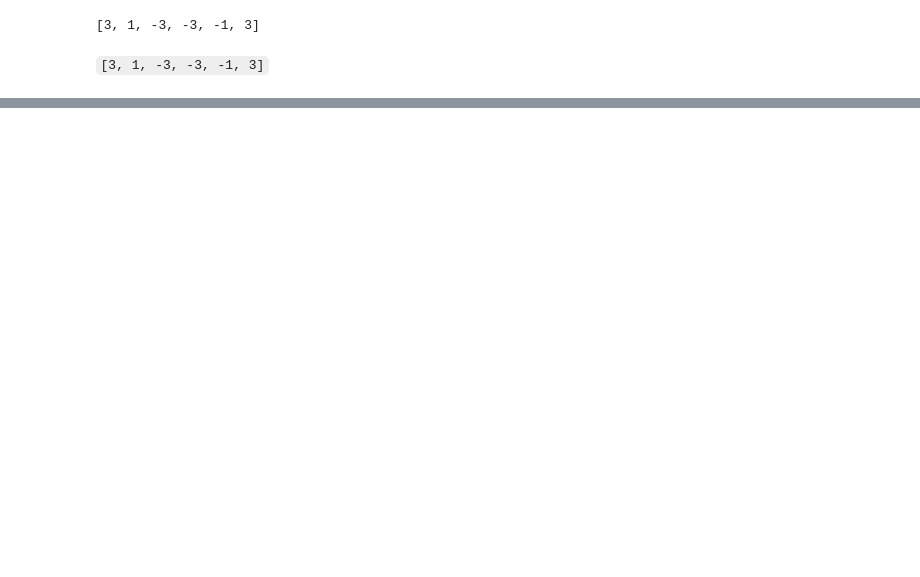
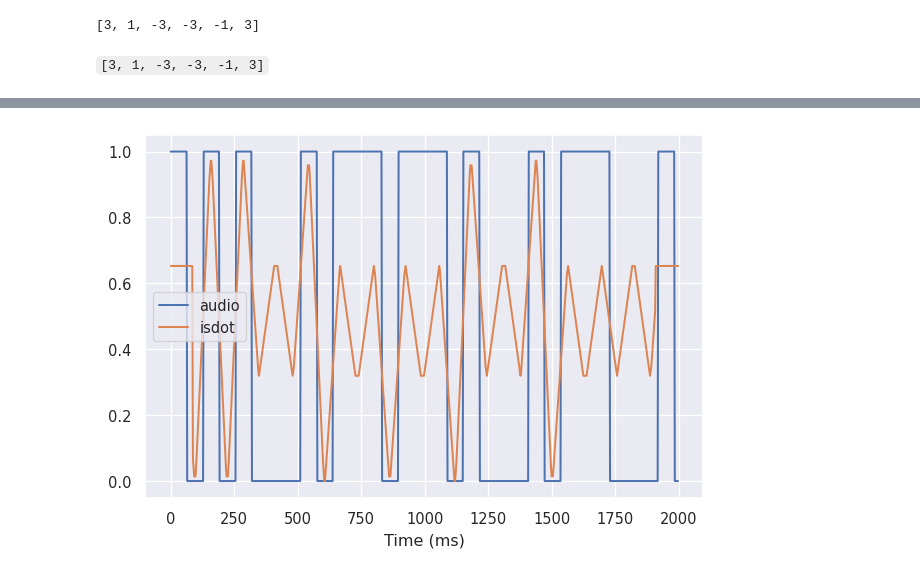
Before and after one commit to kiranraathod/nlpia2, a Jupyter notebook: src/nlpia2/ch07/ch07.ipynb, the cells around one changed output, grey strips where cells are left out. Cells and saved outputs as stored; diff of their text form; code cells hidden in the pictures; blank space fills up the shorter version.

```diff
--- a/src/nlpia2/ch07/ch07.ipynb
+++ b/src/nlpia2/ch07/ch07.ipynb
@@ -54,0 +205,18 @@ ImportError: cannot import name 'maybe_download' from 'nlpia2' (/home/hobs/code/
+# %%
+# .Dot detector convolved with the secret message
+
+kernel = np.array(kernel) / sum(np.abs(kernel))  # <1>
+pad = [0] * (len(kernel) // 2)                   # <2>
+isdot = convolve(audio.values, kernel)
+isdot =  np.array(pad[:-1] + list(isdot) + pad)  # <3>
+
+df = pd.DataFrame()
+df['audio'] = audio
+df['isdot'] = isdot - isdot.min()
+ax = df.plot()
+
+# <1> Normalize your kernel by dividing by the sum of the absolute value of the kernel weights
+# <2> You will pad both sides by half the amount of data that the kernel "lost"
+# <3> You lose `len(kernel) - 1` signal values, so your padding is 1 short on one side
+# %% [output]
+[figure, added]
```
Also changed, not shown: parts of 33 cells of this notebook, 12 other files.
